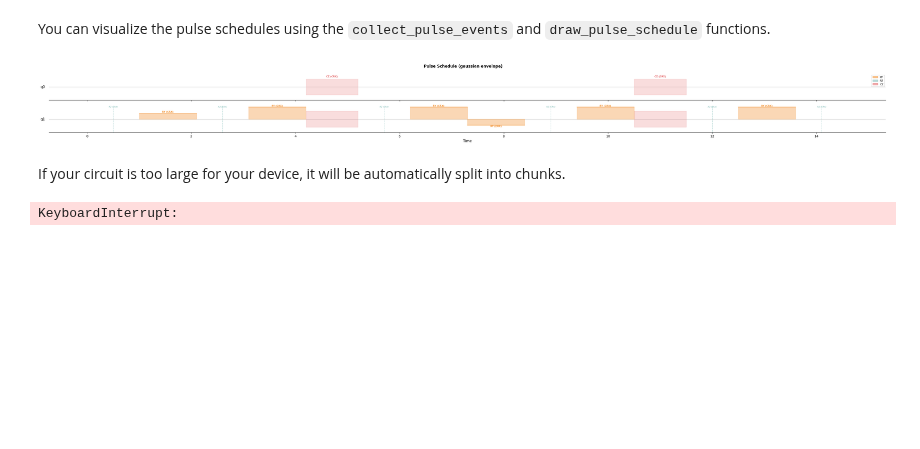
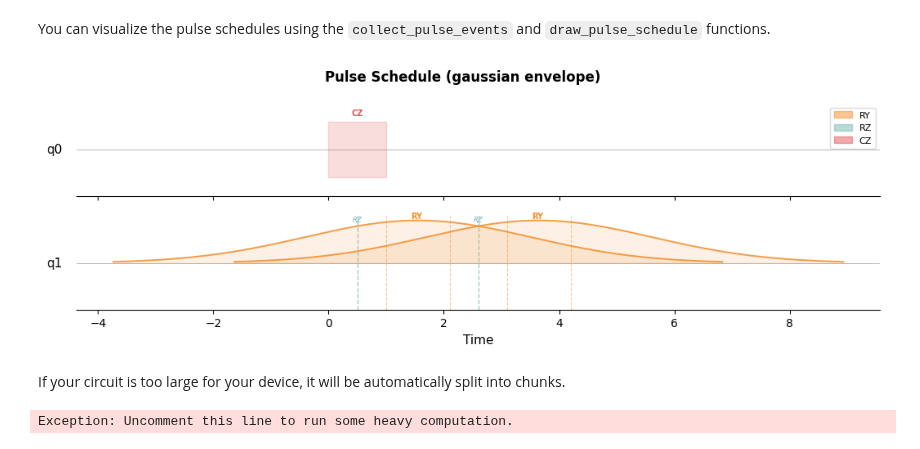
Before and after one commit to cirKITers/qml-essentials, a Jupyter notebook: docs/yaqsi.ipynb, the cells around one changed output. Saved outputs shown, nothing was run; the diff lists cells and outputs as text; code cells hidden in the pictures; blank space fills up the shorter version.

```diff
--- a/docs/yaqsi.ipynb
+++ b/docs/yaqsi.ipynb
@@ -167,18 +167,23 @@ print(purity) # Purity should be < 1
 You can visualize the pulse schedules using the `collect_pulse_events` and `draw_pulse_schedule` functions.
 # %%
 import matplotlib.pyplot as plt
-from qml_essentials.drawing import collect_pulse_events, draw_pulse_schedule
 
-pulse_events = collect_pulse_events("CRX", jnp.pi*0.5, wires=[0,1])
+def circuit(w):
+    PulseGates.CZ(wires=0)
+    PulseGates.H(wires=1)
+    PulseGates.H(wires=1)
 
-fig, axes = draw_pulse_schedule(pulse_events, n_qubits=2)
+yss = ys.Script(circuit)
+
+fig, axes = yss.draw(figure="pulse", args=(jnp.pi*0.5,))
 
 plt.show()
 # %% [output]
-[figure, old version]
+[figure, new version]
 # %% [markdown]
 If your circuit is too large for your device, it will be automatically split into chunks.
 # %%
+raise Exception("Uncomment this line to run some heavy computation.")
 n_qubits = 12
 
 def circuit(w):
@@ -192,4 +197,4 @@ yss = ys.Script(circuit)
 res = yss.execute(type="probs", obs=obs, args=(jax.random.normal(key, shape=(20,)),), in_axes=(0,))
 print(res.shape)
 # %% [output]
-KeyboardInterrupt:
+Exception: Uncomment this line to run some heavy computation.
```
Also changed, not shown: parts of 1 cell of this notebook.
